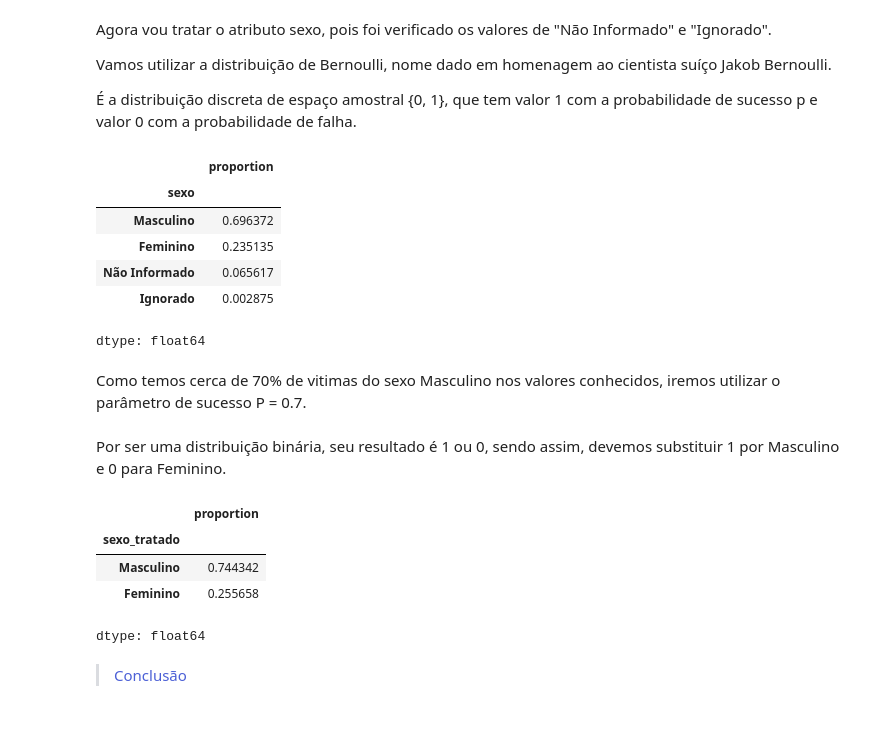
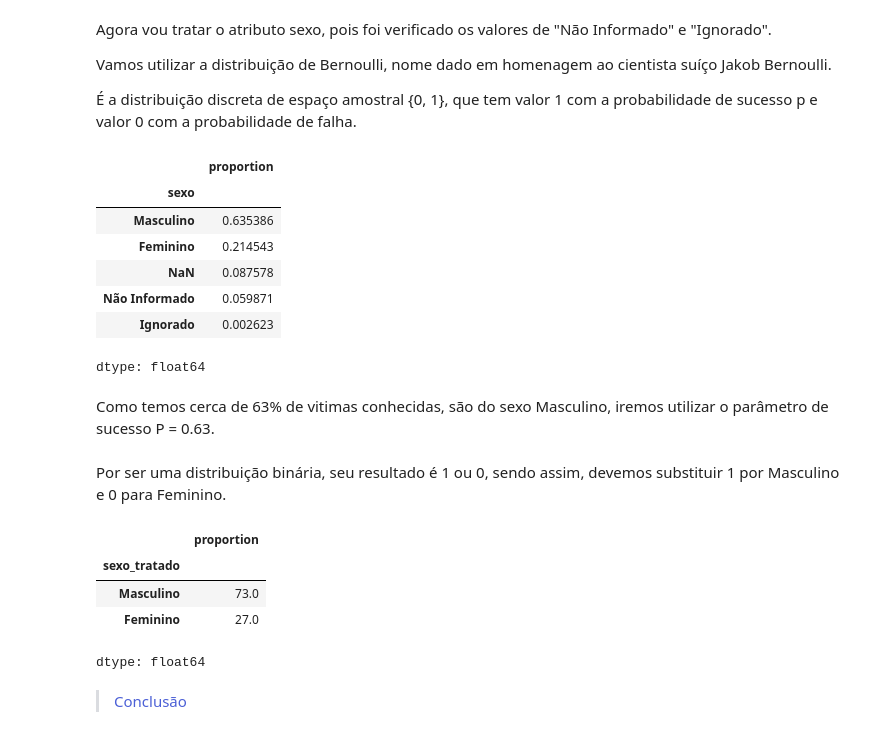
Before and after one commit to gabrielmprata/acidentes_transito, a Jupyter notebook: Acidentes_Rodoviarios_PreProc.ipynb, the cells around one changed output. Drawn from its saved outputs; the diff is of its cells as text; code cells hidden in the pictures.

```diff
--- a/Acidentes_Rodoviarios_PreProc.ipynb
+++ b/Acidentes_Rodoviarios_PreProc.ipynb
@@ -1034,14 +1034,15 @@ Vamos utilizar a distribuição de Bernoulli, nome dado em homenagem ao cientist
 É a distribuição discreta de espaço amostral {0, 1}, que tem valor 1 com a probabilidade de sucesso p e valor 0 com a probabilidade de falha.
 # %%
 # Verificando o percentual da distribuição
-df_pessoas.sexo.value_counts(normalize=True)
+df_pessoas.sexo.value_counts(dropna=False, normalize=True)
 # %% [output]
 |  | proportion |
 | sexo |  |
-| Masculino | 0.696372 |
-| Feminino | 0.235135 |
-| Não Informado | 0.065617 |
-| Ignorado | 0.002875 |
+| Masculino | 0.635386 |
+| Feminino | 0.214543 |
+| NaN | 0.087578 |
+| Não Informado | 0.059871 |
+| Ignorado | 0.002623 |
 dtype: float64
 # %% [markdown]
-Como temos cerca de 70% de vitimas do sexo Masculino nos valores conhecidos, iremos utilizar o parâmetro de sucesso P = 0.7.
+Como temos cerca de 63% de vitimas conhecidas, são do sexo Masculino, iremos utilizar o parâmetro de sucesso P = 0.63.
@@ -1064,13 +1068,13 @@ Por ser uma distribuição binária, seu resultado é 1 ou 0, sendo assim, devem
 df_pessoas.loc[df_pessoas.sexo_tratado==1,'sexo_tratado']='Masculino'
 df_pessoas.loc[df_pessoas.sexo_tratado==0,'sexo_tratado']='Feminino'
 # %%
-# Verificando o percentual da distribuição
-df_pessoas.sexo_tratado.value_counts(normalize=True)
+#percentual da distribuição
+(df_pessoas.sexo_tratado.value_counts(dropna=False, normalize=True)*100).round(1)
 # %% [output]
 |  | proportion |
 | sexo_tratado |  |
-| Masculino | 0.744342 |
-| Feminino | 0.255658 |
+| Masculino | 73.0 |
+| Feminino | 27.0 |
 dtype: float64
 # %%
 #Excluindo a redundância do atributo sexo, ficando apenas com o sexo_tratado
```
Also changed, not shown: parts of 11 cells of this notebook.
